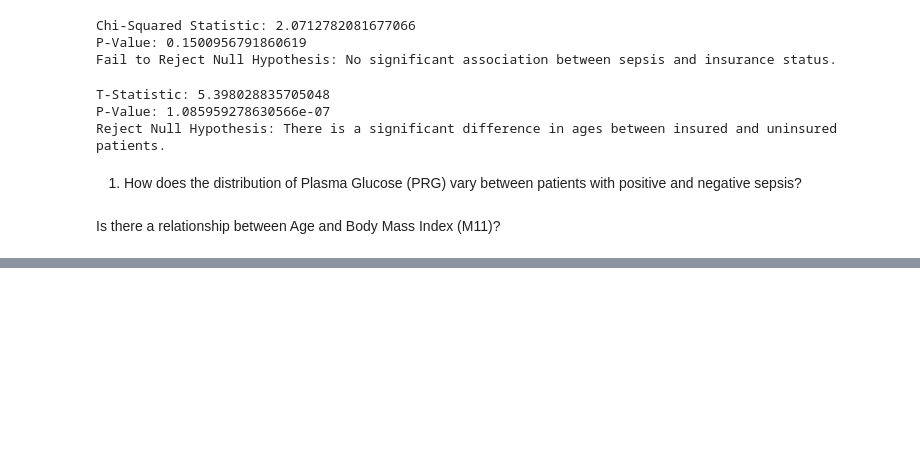
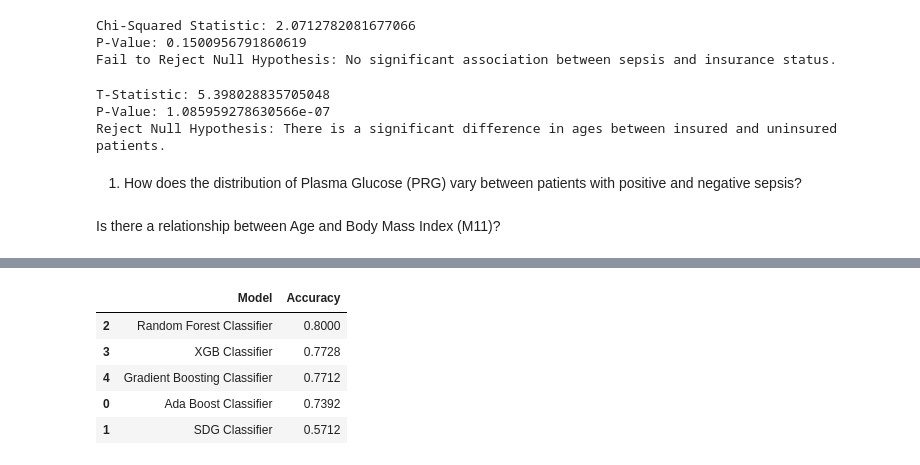
Before and after one commit to snyamson/P6-Sepsis-ML-Prediction-FastAPI, a Jupyter notebook: notebook/sepsis-ml-prediction.ipynb, the cells around one changed output, grey strips where cells are left out. Saved outputs shown, nothing was run; the diff lists cells and outputs as text; code cells hidden in the pictures; blank space fills up the shorter version.

```diff
--- a/notebook/sepsis-ml-prediction.ipynb
+++ b/notebook/sepsis-ml-prediction.ipynb
@@ -319,0 +486,4 @@ fig.show()
+# %%
+# Apply SMOTE to the entire dataset
+smote = SMOTE(sampling_strategy='auto', k_neighbors=5, random_state=12)
+X_resampled, y_resampled = smote.fit_resample(X, y)
@@ -319,0 +517,6 @@ fig.show()
+# %%
+# Split the data into training and validation sets with a test size of 20% and random state of 12
+X_train, X_val, y_train, y_val = train_test_split(X_resampled, y_resampled, test_size=0.2, random_state=12, stratify=y_resampled)
+
+# Print the shapes of the training and validation sets to check the split
+print(X_train.shape, X_val.shape, y_train.shape, y_val.shape)
@@ -319,0 +545,40 @@ fig.show()
+# %%
+models = [
+    ('Ada Boost Classifier', AdaBoostClassifier(random_state=12)),
+    ('SDG Classifier', SGDClassifier(random_state=12)),
+    ('Random Forest Classifier', RandomForestClassifier(random_state=12)),
+    ('XGB Classifier', XGBClassifier()),
+    ('Gradient Boosting Classifier', GradientBoostingClassifier(random_state=12)),
+]
+
+# Create an empty dictionary to store the results
+results = {
+    'Model': [],
+    'Accuracy': []
+}
+
+# Loop through each model and calculate performance metrics using cross-validation
+for model_name, model in models:
+
+    # Define the scoring metrics to calculate
+    scoring = ['accuracy']
+
+    # Perform cross-validation and get the results
+    cv_results = cross_validate(model, X_train, y_train, cv=5, scoring=scoring)
+
+    # Store the average scores for each metric in the results dictionary
+    results['Model'].append(model_name)
+    results['Accuracy'].append(cv_results['test_accuracy'].mean())
+# %%
+# covert the results map to a DataFrame, Sort Values by Accuracy
+results = pd.DataFrame(results).sort_values(by='Accuracy', ascending=False)
+
+# Confirm changes
+results
+# %% [output]
+|  | Model | Accuracy |
+| 2 | Random Forest Classifier | 0.8000 |
+| 3 | XGB Classifier | 0.7728 |
+| 4 | Gradient Boosting Classifier | 0.7712 |
+| 0 | Ada Boost Classifier | 0.7392 |
+| 1 | SDG Classifier | 0.5712 |
```
Also changed, not shown: parts of 29 cells of this notebook, 2 other files.
